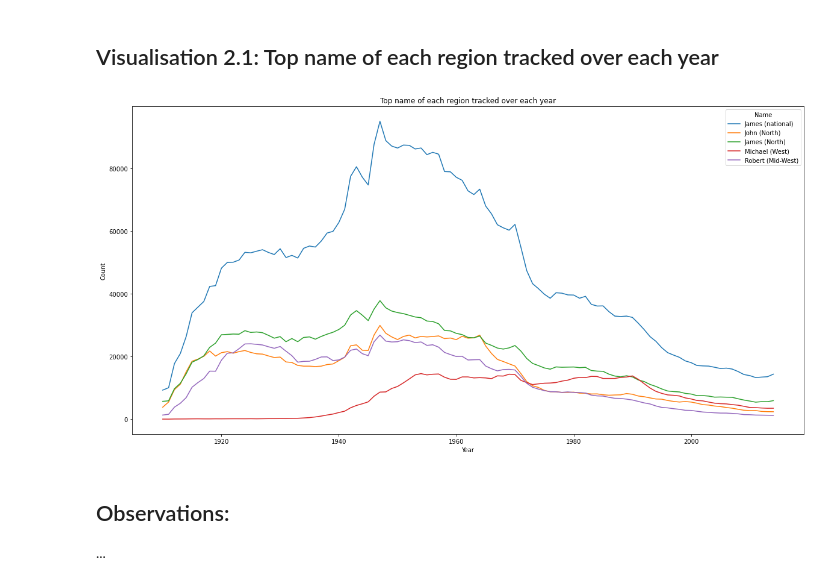
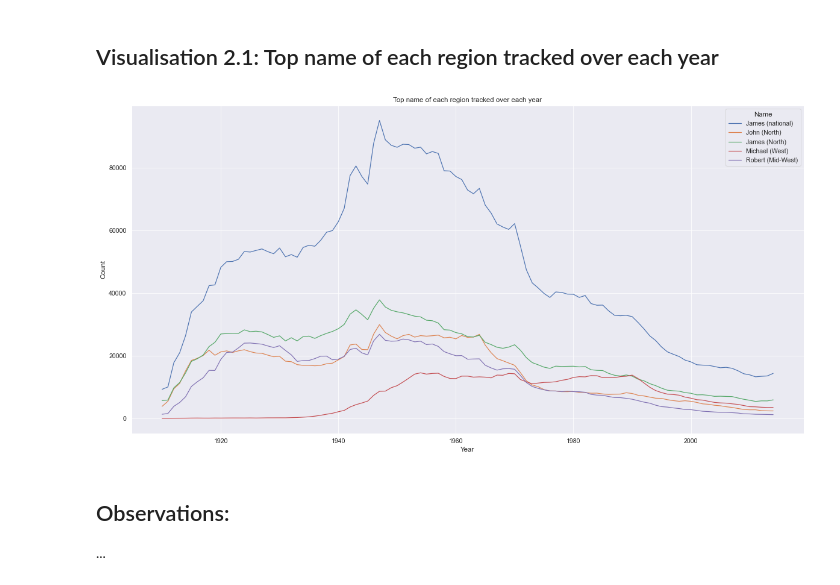
Before and after one commit to data301-2020-winter2/course-project-group_1039, a Jupyter notebook: analysis/submitted/analysis.ipynb, the cells around one changed output. Saved outputs shown, nothing was run; the diff lists cells and outputs as text; code cells hidden in the pictures.

```diff
--- a/analysis/submitted/analysis.ipynb
+++ b/analysis/submitted/analysis.ipynb
@@ -281,12 +281,7 @@ get_top_in_interval(s_df, begin=2000, stop=2014)
 ## Getting the top name of each region and adding up count values for each year from 1910-2014
 # %%
 # getting a list of the top name for each region and for national
-top_national = top_5_names.head(1)
-top_n = top5_n.head(1)
-top_s = top5_s.head(1)
-top_w = top5_w.head(1)
-top_mw = top5_mw.head(1)
-name_list = [top_national.iloc[0]['Name'],top_n.iloc[0]['Name'],top_s.iloc[0]['Name'],top_w.iloc[0]['Name'],top_mw.iloc[0]['Name']]
+name_list = [top_5_names.head(1).iloc[0]['Name'],top5_n.head(1).iloc[0]['Name'],top5_s.head(1).iloc[0]['Name'],top5_w.head(1).iloc[0]['Name'],top5_mw.head(1).iloc[0]['Name']]
 
 # Cleaning dataframe to only show top name, and its count value for each year
 top_national = national_df.drop(columns='Gender').groupby(['Name','Year'],as_index=False).agg(np.sum).sort_values(ascending=False, by=['Count'])
@@ -615,16 +753,17 @@ plt.show()
 ## Visualisation 2.1: Top name of each region tracked over each year
 # %%
 # Plotting the pivot table from section 2.2
+sns.set_theme(context="paper", style="darkgrid", font_scale=1.2, )
 fig, ax = plt.subplots(nrows=1, figsize=(20,10))
 
 Chart4 = sns.lineplot(data=merged_df,
             x="Year",
             y='Count',
             hue='Name')
 Chart4.set_title("Top name of each region tracked over each year")
 plt.show()
 # %% [output]
-[figure, old version]
+[figure, new version]
 # %% [markdown]
 ## Observations:
 ...
```
Also changed, not shown: parts of 10 cells of this notebook.
